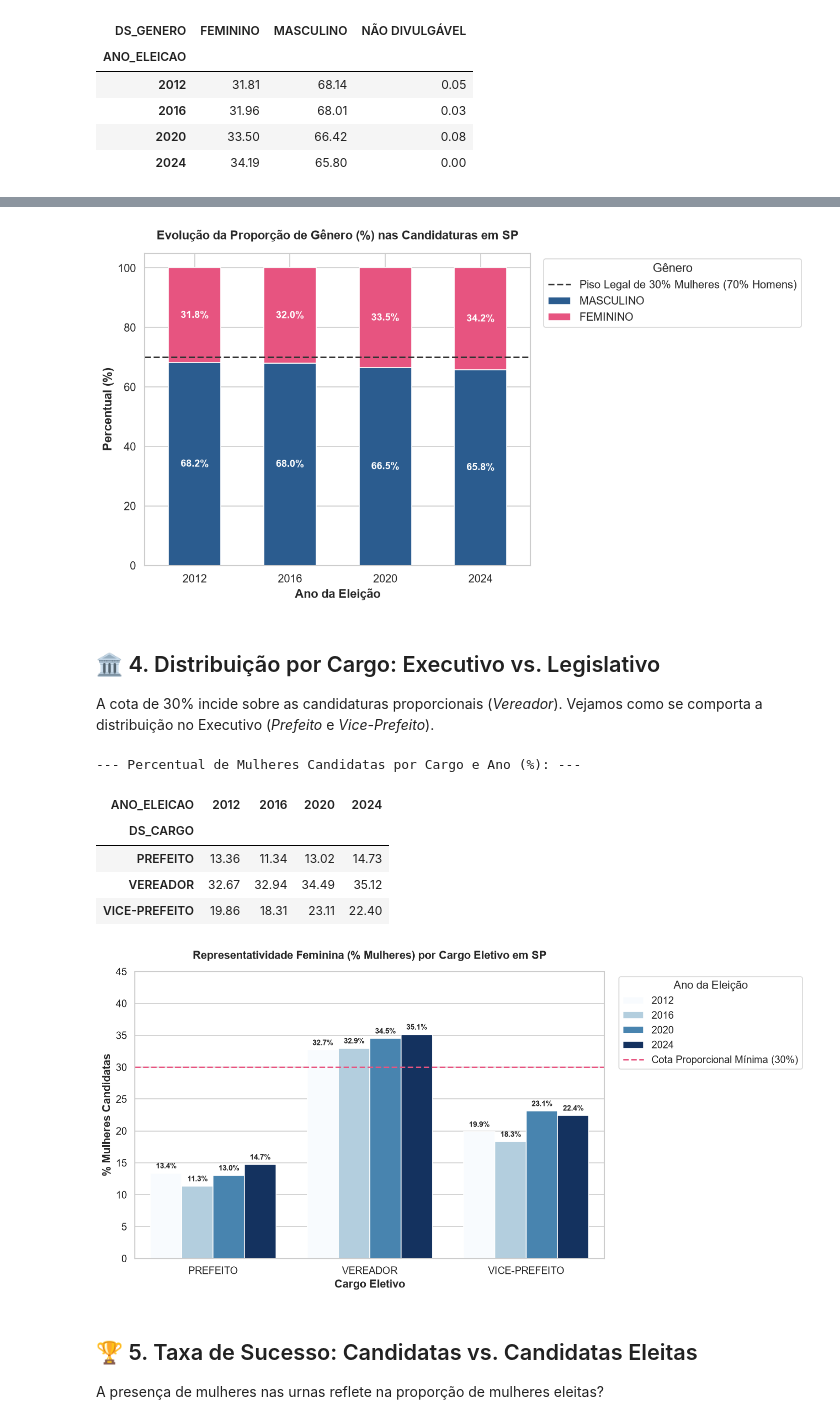
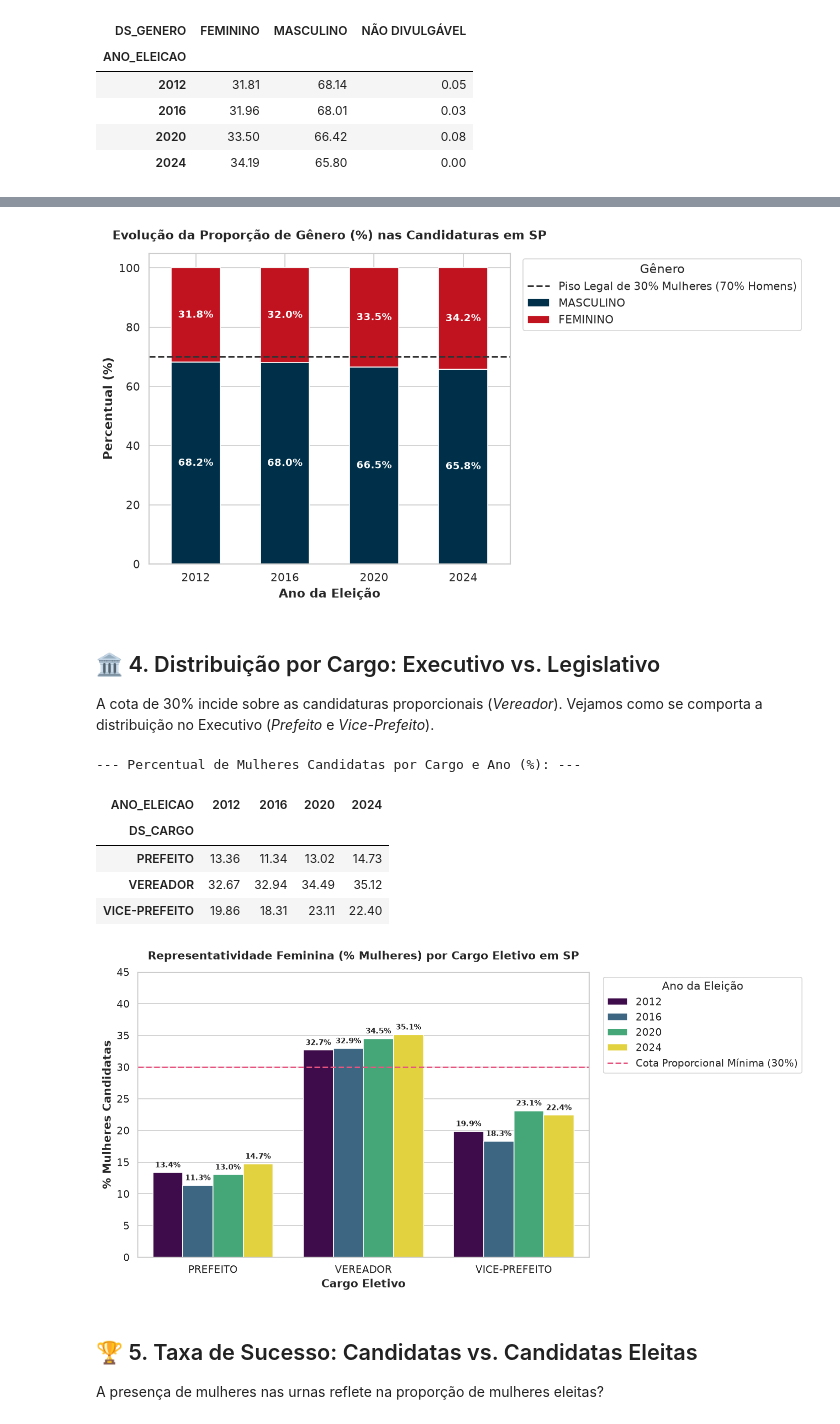
Before and after one commit to brunogenerali/tcc_univesp, a Jupyter notebook: notebooks/01_analise_genero_candidatos.ipynb, the cells around one changed output, grey strips where cells are left out. Cells and saved outputs as stored; diff of their text form; code cells hidden in the pictures.

```diff
--- a/notebooks/01_analise_genero_candidatos.ipynb
+++ b/notebooks/01_analise_genero_candidatos.ipynb
@@ -38,10 +38,10 @@ plt.rcParams["figure.dpi"] = 120
 
 # Paleta padronizada para gênero
 PALETTE_GENERO = {
-    "FEMININO": "#e75480",
-    "MASCULINO": "#2b5c8f",
-    "NÃO DIVULGÁVEL": "#888888",
-    "NÃO INFORMADO": "#aaaaaa"
+    "FEMININO": "#c1121f",
+    "MASCULINO": "#003049",
+    "NÃO DIVULGÁVEL": "#e09f3e",
+    "NÃO INFORMADO": "#fff3b0"
 }
 
 print(f"✓ Ambiente configurado! Anos configurados: {YEARS} (UF: {TARGET_UF})")
@@ -194,7 +194,7 @@ plt.legend(title="Gênero", bbox_to_anchor=(1.02, 1), loc='upper left')
 plt.tight_layout()
 plt.show()
 # %% [output]
-[figure, old version]
+[figure, new version]
 # %% [markdown]
 ## 🏛️ 4. Distribuição por Cargo: Executivo vs. Legislativo
 A cota de 30% incide sobre as candidaturas proporcionais (*Vereador*). Vejamos como se comporta a distribuição no Executivo (*Prefeito* e *Vice-Prefeito*).
@@ -216,37 +216,37 @@ ax = sns.barplot(
     x="DS_CARGO",
     y="PCT_FEMININO",
     hue="ANO_ELEICAO",
-    palette="Blues"
+    palette="viridis"
 )
 
 ax.axhline(30, color="#e75480", linestyle="--", linewidth=1.8, label="Cota Proporcional Mínima (30%)")
 
 for p in ax.patches:
     height = p.get_height()
     if height > 0:
         ax.annotate(
             f"{height:.1f}%",
             (p.get_x() + p.get_width() / 2., height),
             ha='center', va='bottom',
             fontsize=9, fontweight='bold', xytext=(0, 4),
             textcoords='offset points'
         )
 
 plt.title(f"Representatividade Feminina (% Mulheres) por Cargo Eletivo em {TARGET_UF}", fontsize=13, fontweight='bold', pad=15)
 plt.xlabel("Cargo Eletivo", fontweight='bold')
 plt.ylabel("% Mulheres Candidatas", fontweight='bold')
 plt.ylim(0, max(45, prop_fem_cargo["PCT_FEMININO"].max() * 1.15))
 plt.legend(title="Ano da Eleição", bbox_to_anchor=(1.02, 1), loc='upper left')
 plt.tight_layout()
 plt.show()
 # %% [output]
 --- Percentual de Mulheres Candidatas por Cargo e Ano (%): ---
 | ANO_ELEICAO | 2012 | 2016 | 2020 | 2024 |
 | DS_CARGO |  |  |  |  |
 | PREFEITO | 13.36 | 11.34 | 13.02 | 14.73 |
 | VEREADOR | 32.67 | 32.94 | 34.49 | 35.12 |
 | VICE-PREFEITO | 19.86 | 18.31 | 23.11 | 22.40 |
-[figure, old version]
+[figure, new version]
 # %% [markdown]
 ## 🏆 5. Taxa de Sucesso: Candidatas vs. Candidatas Eleitas
 A presença de mulheres nas urnas reflete na proporção de mulheres eleitas?
```
Also changed, not shown: parts of 2 cells of this notebook, 3 other files.
